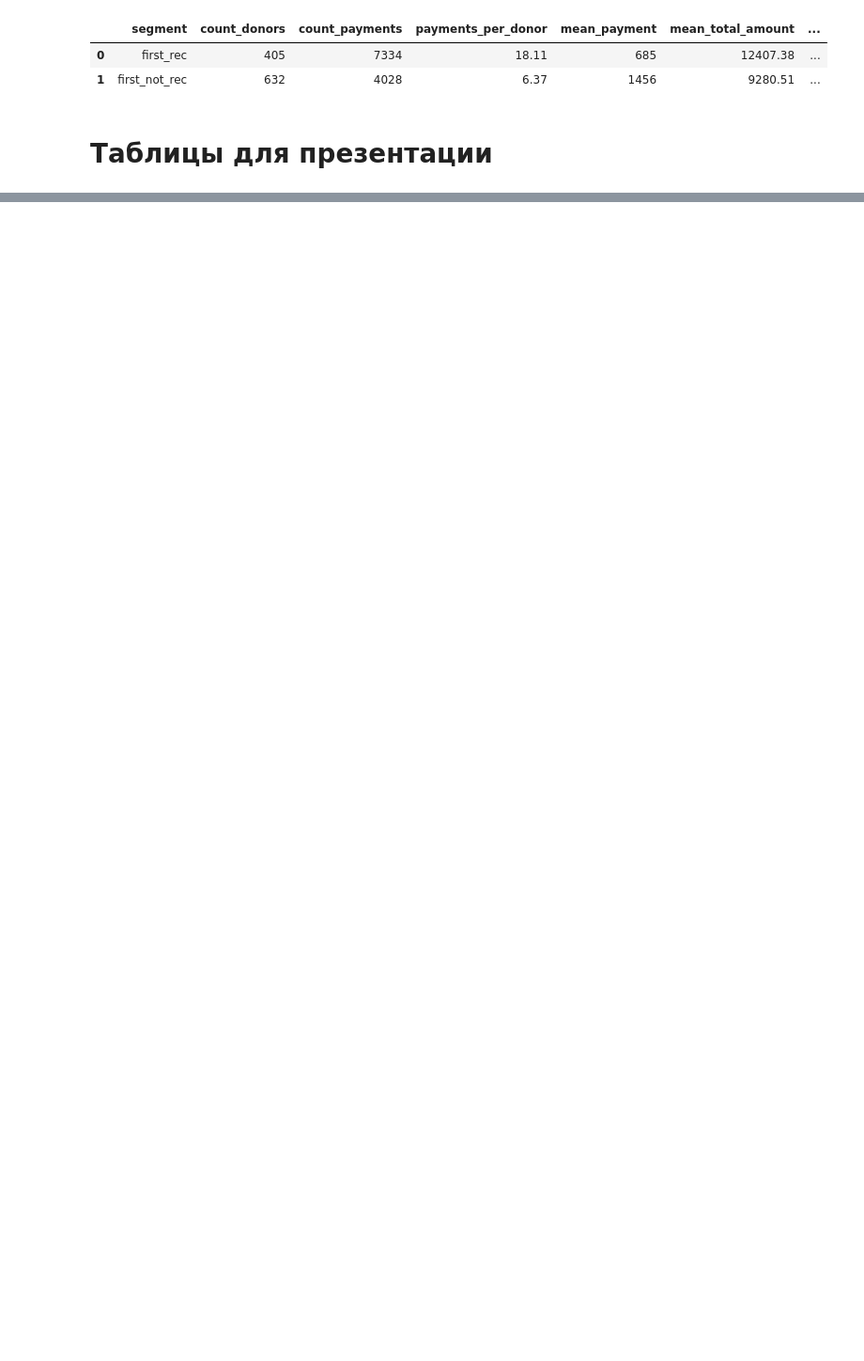
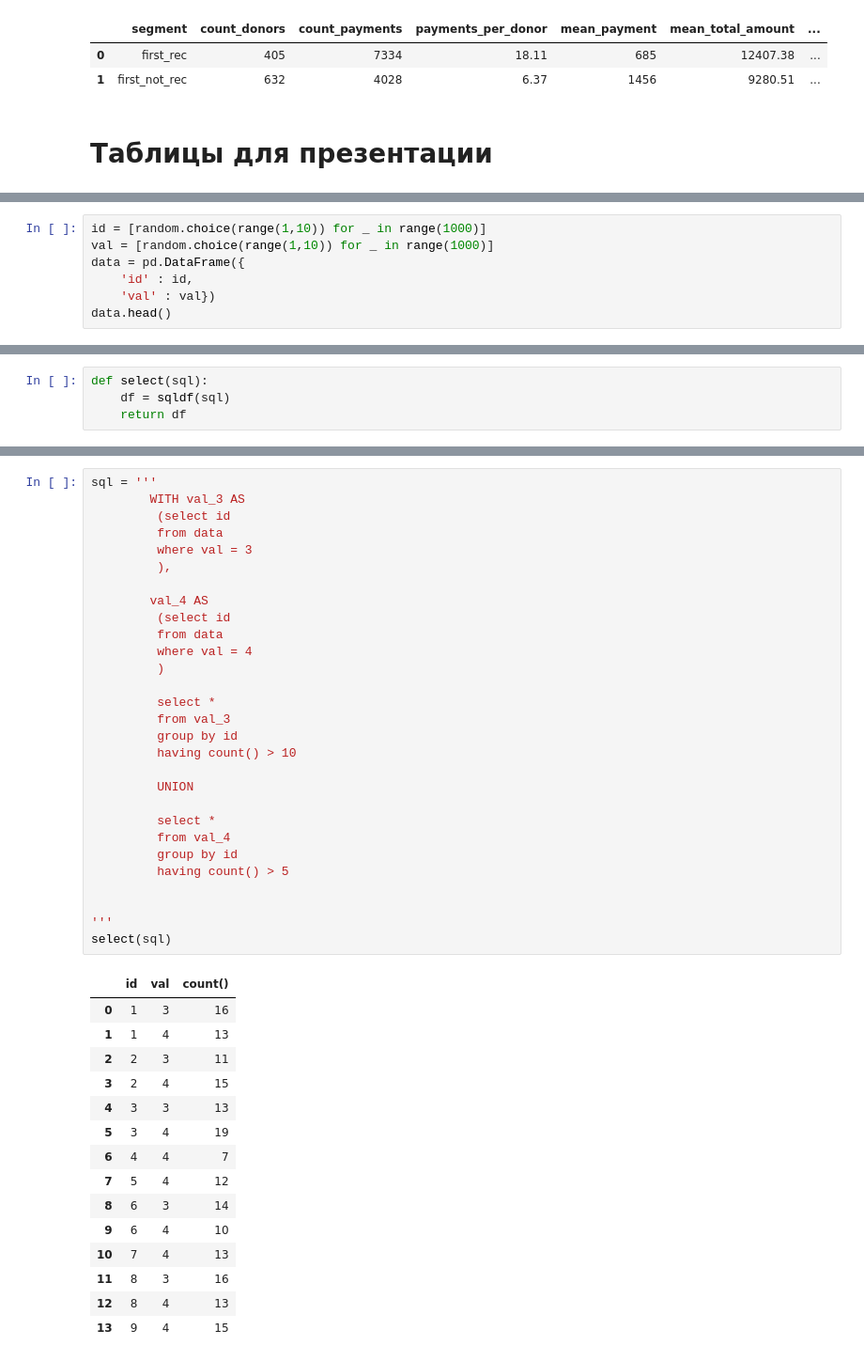
Before and after one commit to mvsmv/anarmovsumov, a Jupyter notebook: charity_fund/buro_dobryh_del.ipynb, the cells around one changed output, grey strips where cells are left out. Shown at 94% size. Cells and saved outputs as stored; diff of their text form; blank space fills up the shorter version.

Commit message:
add tables

```diff
--- a/charity_fund/buro_dobryh_del.ipynb
+++ b/charity_fund/buro_dobryh_del.ipynb
@@ -2101,0 +2246,7 @@ get_metrics(df_many, first_rec_segment)
+# %%
+id = [random.choice(range(1,10)) for _ in range(1000)]
+val = [random.choice(range(1,10)) for _ in range(1000)]
+data = pd.DataFrame({
+    'id' : id,
+    'val' : val})
+data.head()
@@ -2101,0 +2260,4 @@ get_metrics(df_many, first_rec_segment)
+# %%
+def select(sql):
+    df = sqldf(sql)
+    return df
@@ -2101,0 +2282,45 @@ get_metrics(df_many, first_rec_segment)
+# %%
+sql = '''
+        WITH val_3 AS
+         (select id
+         from data
+         where val = 3
+         ),
+
+        val_4 AS
+         (select id
+         from data
+         where val = 4
+         )
+
+         select *
+         from val_3
+         group by id
+         having count() > 10
+
+         UNION
+
+         select *
+         from val_4
+         group by id
+         having count() > 5
+
+
+'''
+select(sql)
+# %% [output]
+|  | id | val | count() |
+| 0 | 1 | 3 | 16 |
+| 1 | 1 | 4 | 13 |
+| 2 | 2 | 3 | 11 |
+| 3 | 2 | 4 | 15 |
+| 4 | 3 | 3 | 13 |
+| 5 | 3 | 4 | 19 |
+| 6 | 4 | 4 | 7 |
+| 7 | 5 | 4 | 12 |
+| 8 | 6 | 3 | 14 |
+| 9 | 6 | 4 | 10 |
+| 10 | 7 | 4 | 13 |
+| 11 | 8 | 3 | 16 |
+| 12 | 8 | 4 | 13 |
+| 13 | 9 | 4 | 15 |
```
Also changed, not shown: parts of 44 cells of this notebook.
